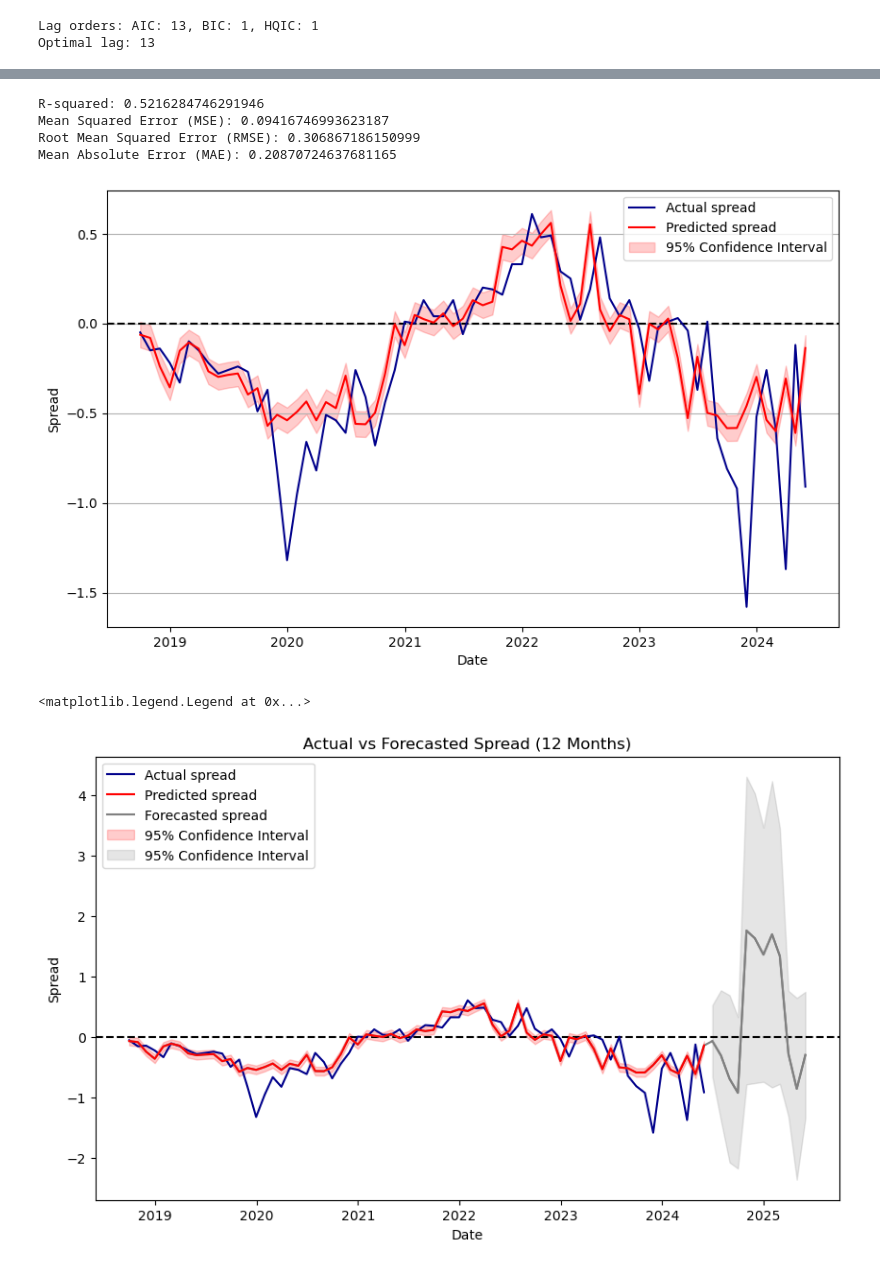
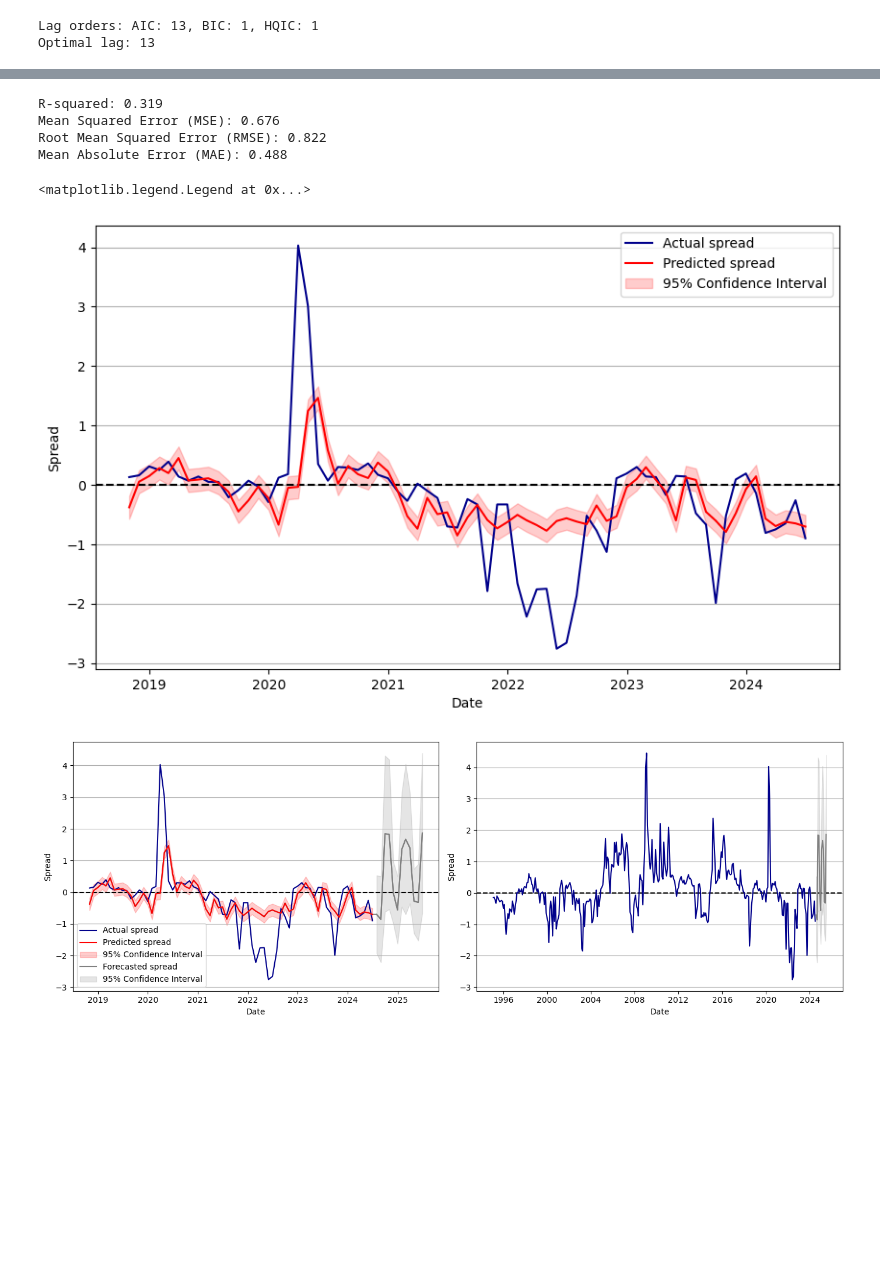
Before and after one commit to j0nl925/MSc-Finance-Econometrics-Coursework, a Jupyter notebook: Coursework.ipynb, the cells around one changed output, grey strips where cells are left out. Drawn from its saved outputs; the diff is of its cells as text; code cells hidden in the pictures; blank space fills up the shorter version.

```diff
--- a/Coursework.ipynb
+++ b/Coursework.ipynb
@@ -156,29 +167,28 @@ R-squared on test data: -5.571204592469378
 # %%
+random_forest_data = merged_data_adfuller_cleaned[significant_vars]
+
 lags = optimal_lag
-X = pd.concat([significant_var_data.shift(i) for i in range(1, lags+1)], axis=1).dropna()
-y = significant_var_data['Spread'][lags:]
+X = pd.concat([random_forest_data.shift(i) for i in range(1, lags+1)], axis=1).dropna()
+y = random_forest_data['Spread'][lags:]
 
 X_train, X_test, y_train, y_test = train_test_split(X, y, test_size=0.2, shuffle=False)
 
-rf_model = RandomForestRegressor(n_estimators=500)
+rf_model = RandomForestRegressor(n_estimators=250)
 rf_model.fit(X_train, y_train)
 
 y_pred = rf_model.predict(X_test)
 
-y_pred = y_pred[::-1]
-y_test = y_test[::-1]
-
 r_squared = r2_score(y_test, y_pred)
-print(f'R-squared: {r_squared}')
+print(f'R-squared: {r_squared:.3f}')
 
 mse = mean_squared_error(y_test, y_pred)
-print(f'Mean Squared Error (MSE): {mse}')
+print(f'Mean Squared Error (MSE): {mse:.3f}')
 
 rmse = mean_squared_error(y_test, y_pred, squared=False)
-print(f'Root Mean Squared Error (RMSE): {rmse}')
+print(f'Root Mean Squared Error (RMSE): {rmse:.3f}')
 
 mae = mean_absolute_error(y_test, y_pred)
-print(f'Mean Absolute Error (MAE): {mae}')
+print(f'Mean Absolute Error (MAE): {mae:.3f}')
 
 # Calculate residuals (errors)
 residuals = y_test - y_pred
@@ -206,13 +216,13 @@ plt.fill_between(merged_data_cleaned['Date'].iloc[-len(y_pred):], ci_lower, ci_u
 plt.xlabel('Date')
 plt.ylabel('Spread')
 plt.legend()
-plt.show()
 # %% [output]
-R-squared: 0.5216284746291946
-Mean Squared Error (MSE): 0.09416746993623187
-Root Mean Squared Error (RMSE): 0.306867186150999
-Mean Absolute Error (MAE): 0.20870724637681165
+R-squared: 0.319
+Mean Squared Error (MSE): 0.676
+Root Mean Squared Error (RMSE): 0.822
+Mean Absolute Error (MAE): 0.488
+<matplotlib.legend.Legend at 0x...>
-[figure, old version]
+[figure, new version]
 # %%
 future_predictions = []
 forecast_std_dev = []
@@ -242,51 +252,51 @@ forecast_dates = pd.date_range(start=merged_data_cleaned['Date'].iloc[-1] + pd.T
 forecast_df = pd.DataFrame({
     'Date': forecast_dates,
     'Predicted Spread': future_predictions,
     'Std Dev': forecast_std_dev
 })
 
 # Compute 95% confidence interval
 z_score = norm.ppf(0.975)  # 1.96 for 95% confidence
 forecast_df['Lower Bound'] = forecast_df['Predicted Spread'] - (z_score * forecast_df['Std Dev'])
 forecast_df['Upper Bound'] = forecast_df['Predicted Spread'] + (z_score * forecast_df['Std Dev'])
 
 # Combine predicted (y_pred) with forecasted values (future_predictions)
 combined_predictions = np.concatenate([y_pred, future_predictions])
 
 # Combine the dates of the predicted and forecasted data
 combined_dates = pd.concat([
     merged_data_cleaned['Date'].iloc[-len(y_pred):],
     forecast_df['Date']
 ]).reset_index(drop=True)
 
 # Create a combined DataFrame
 combined_df = pd.DataFrame({
     'Date': combined_dates,
     'Predicted Spread': combined_predictions
 }).sort_values('Date').reset_index(drop=True)
 
-plt.figure(figsize=(10, 6))
-plt.axhline(y=0, color='black', linestyle='--')
+fig, ax = plt.subplots(1, 2, figsize=(14, 5))
 
-# Plot actual values
-plt.plot(merged_data_cleaned['Date'].iloc[-len(y_test):], y_test, label='Actual spread', color='darkblue')
+ax[0].grid(axis='y')
+ax[0].axhline(y=0, color='black', linestyle='--')
+ax[0].plot(merged_data_cleaned['Date'].iloc[-len(y_test):], y_test, label='Actual spread', color='darkblue')
+ax[0].plot(combined_dates, combined_predictions, color='grey')
+ax[0].plot(combined_df['Date'].iloc[:len(y_pred)], combined_df['Predicted Spread'].iloc[:len(y_pred)], label='Predicted spread', color='red')
+ax[0].fill_between(merged_data_cleaned['Date'].iloc[-len(y_pred):], ci_lower, ci_upper, color='red', alpha=0.2, label='95% Confidence Interval')
+ax[0].plot(combined_df['Date'].iloc[len(y_pred):], combined_df['Predicted Spread'].iloc[len(y_pred):], label='Forecasted spread', color='grey')
+ax[0].fill_between(forecast_df['Date'], forecast_df['Lower Bound'], forecast_df['Upper Bound'], color='grey', alpha=0.2, label='95% Confidence Interval')
+ax[0].set_xlabel('Date')
+ax[0].set_ylabel('Spread')
+ax[0].legend()
 
-plt.plot(combined_dates, combined_predictions, color='grey')
+ax[1].grid(axis='y')
+ax[1].axhline(y=0, color='black', linestyle='--')
+ax[1].plot(merged_data_cleaned['Date'], merged_data_cleaned['Spread'], label='Actual spread', color='darkblue')
+ax[1].plot(combined_df['Date'].iloc[len(y_pred):], combined_df['Predicted Spread'].iloc[len(y_pred):], label='Forecasted spread', color='grey')
+ax[1].fill_between(forecast_df['Date'], forecast_df['Lower Bound'], forecast_df['Upper Bound'], color='grey', alpha=0.2, label='95% Confidence Interval')
+ax[1].set_xlabel('Date')
+ax[1].set_ylabel('Spread')
 
-# Plot predicted values (red)
-plt.plot(combined_df['Date'].iloc[:len(y_pred)], combined_df['Predicted Spread'].iloc[:len(y_pred)], label='Predicted spread', color='red')
-
-# Plot forecasted values (green)
-plt.plot(combined_df['Date'].iloc[len(y_pred):], combined_df['Predicted Spread'].iloc[len(y_pred):], label='Forecasted spread', color='grey')
-
-# Confidence interval band for the forecast
-plt.fill_between(merged_data_cleaned['Date'].iloc[-len(y_pred):], ci_lower, ci_upper, color='red', alpha=0.2, label='95% Confidence Interval')
-plt.fill_between(forecast_df['Date'], forecast_df['Lower Bound'], forecast_df['Upper Bound'], color='grey', alpha=0.2, label='95% Confidence Interval')
-
-plt.xlabel('Date')
-plt.ylabel('Spread')
-plt.title('Actual vs Forecasted Spread (12 Months)')
-plt.legend()
+plt.tight_layout()
 # %% [output]
-<matplotlib.legend.Legend at 0x...>
-[figure, old version]
+[figure, new version]
```
Also changed, not shown: parts of 4 cells of this notebook.
